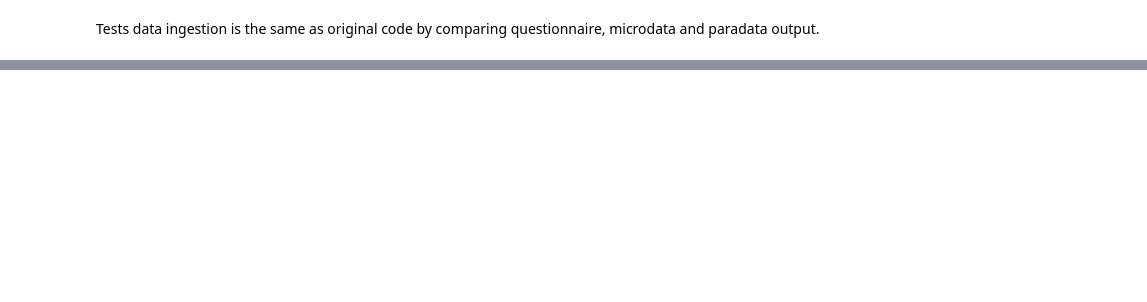
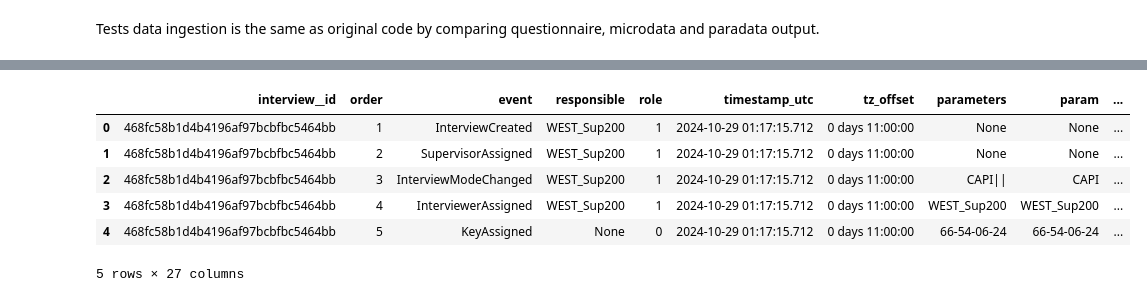
Before and after one commit to RowSquared/rissk, a Jupyter notebook: rissk_kedro/src/rissk_kedro/test_ingestion.ipynb, the cells around one changed output, grey strips where cells are left out. Cells and saved outputs as stored; diff of their text form; code cells hidden in the pictures; blank space fills up the shorter version.

```diff
--- a/rissk_kedro/src/rissk_kedro/test_ingestion.ipynb
+++ b/rissk_kedro/src/rissk_kedro/test_ingestion.ipynb
@@ -326,0 +340,10 @@ df_microdata_kedro.head(5)
+# %%
+df_para.head(5)
+# %% [output]
+|  | interview__id | order | event | responsible | role | timestamp_utc | tz_offset | parameters | param | ... |
+| 0 | 468fc58b1d4b4196af97bcbfbc5464bb | 1 | InterviewCreated | WEST_Sup200 | 1 | 2024-10-29 01:17:15.712 | 0 days 11:00:00 | None | None | ... |
+| 1 | 468fc58b1d4b4196af97bcbfbc5464bb | 2 | SupervisorAssigned | WEST_Sup200 | 1 | 2024-10-29 01:17:15.712 | 0 days 11:00:00 | None | None | ... |
+| 2 | 468fc58b1d4b4196af97bcbfbc5464bb | 3 | InterviewModeChanged | WEST_Sup200 | 1 | 2024-10-29 01:17:15.712 | 0 days 11:00:00 | CAPI|| | CAPI | ... |
+| 3 | 468fc58b1d4b4196af97bcbfbc5464bb | 4 | InterviewerAssigned | WEST_Sup200 | 1 | 2024-10-29 01:17:15.712 | 0 days 11:00:00 | WEST_Sup200 | WEST_Sup200 | ... |
+| 4 | 468fc58b1d4b4196af97bcbfbc5464bb | 5 | KeyAssigned | None | 0 | 2024-10-29 01:17:15.712 | 0 days 11:00:00 | 66-54-06-24 | 66-54-06-24 | ... |
+5 rows × 27 columns
```
Also changed, not shown: parts of 9 cells of this notebook, 4 other files.
